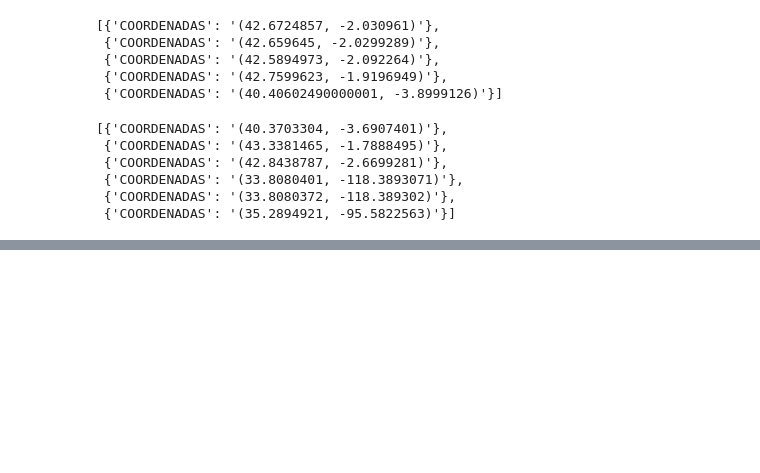
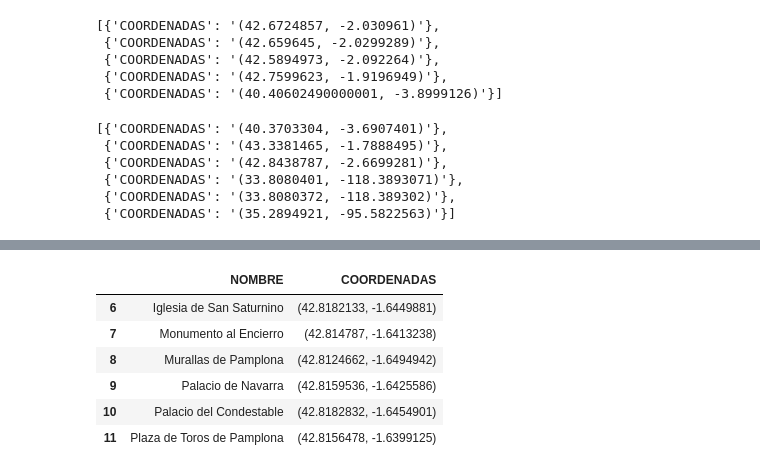
Before and after one commit to XabierArrieta/Proyecto_Final_kamino, a Jupyter notebook: notebooks/Kamino_mongo.ipynb, the cells around one changed output, grey strips where cells are left out. Cells and saved outputs as stored; diff of their text form; code cells hidden in the pictures; blank space fills up the shorter version.

```diff
--- a/notebooks/Kamino_mongo.ipynb
+++ b/notebooks/Kamino_mongo.ipynb
@@ -366,0 +370,28 @@ Localidad: Estella
+# %%
+def locali_colec_coord(coleccion, *lugar):
+
+    """
+    La función recibe una colección y un lugar; hace una query a la colección seleccionada y el lugar
+    especifivado y devuelve las coordenadas de los lugares encontrados.
+
+
+    Input: Nombre de la colección y localidad
+    Output: Las coordenadas de la localidad
+
+    """
+    bbdd = db[f'{coleccion}']
+    query = {"LOCALIDAD":f"{lugar[0]}"}
+    coordenadas = bbdd.find(query,{"_id":0,"COORDENADAS":1,"NOMBRE":1})
+    df = pd.DataFrame(coordenadas)
+    return df
+# %%
+df = locali_colec_coord("Patrimonio", "PAMPLONA")[6:15]
+df
+# %% [output]
+|  | NOMBRE | COORDENADAS |
+| 6 | Iglesia de San Saturnino | (42.8182133, -1.6449881) |
+| 7 | Monumento al Encierro | (42.814787, -1.6413238) |
+| 8 | Murallas de Pamplona | (42.8124662, -1.6494942) |
+| 9 | Palacio de Navarra | (42.8159536, -1.6425586) |
+| 10 | Palacio del Condestable | (42.8182832, -1.6454901) |
+| 11 | Plaza de Toros de Pamplona | (42.8156478, -1.6399125) |
```
Also changed, not shown: parts of 17 cells of this notebook, 4 other files.
